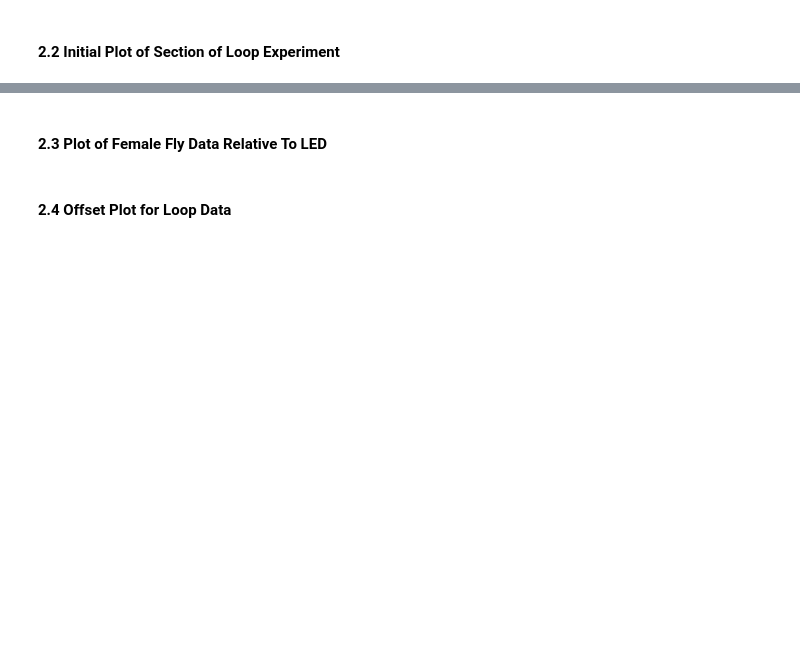
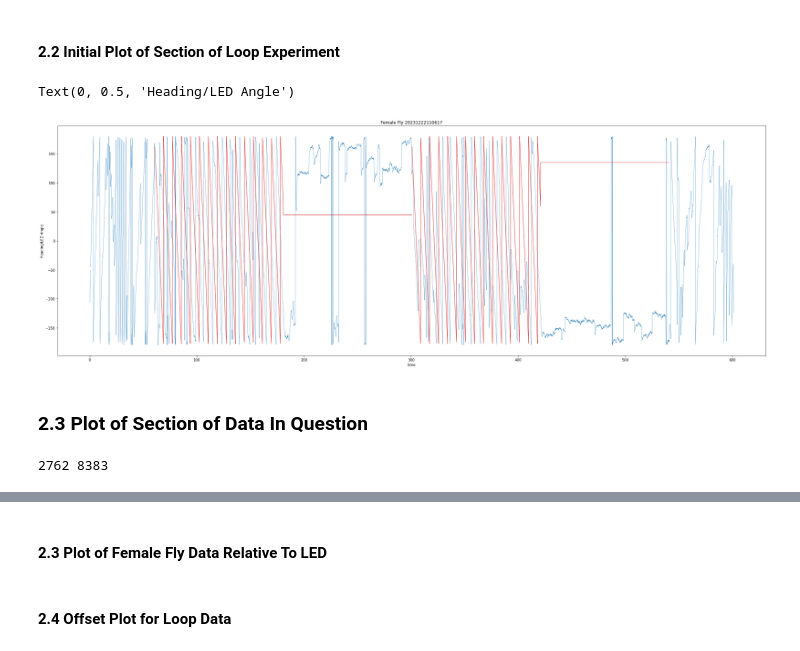
Before and after one commit to warren-lab/flyplot, a Jupyter notebook: Magno_Compare/magno_compare.ipynb, the cells around one changed output, grey strips where cells are left out. Saved outputs shown, nothing was run; the diff lists cells and outputs as text; code cells hidden in the pictures; blank space fills up the shorter version.

```diff
--- a/Magno_Compare/magno_compare.ipynb
+++ b/Magno_Compare/magno_compare.ipynb
@@ -111,0 +155,16 @@ asdf
+# %%
+# data source
+fem_dat_loop ='data/20231121124749.txt'
+# convert to dataframe
+df_fem_loop = pd.read_csv(fem_dat_loop, names = ['time','fly heading','led position'],sep = " ")
+
+# compute change over time
+df_fem_loop['delta-t'] = df_fem_loop['time'] - df_fem_loop['time'][0]
+
+# compute LED position in degrees
+df_fem_loop['led angle'] = np.rad2deg(get_LED_angle_in_rad(df_fem_loop['led position']))
+
+# get subgroups
+fem_dict_loop = sub_exp_group(df_fem_loop)
+print(fem_dict_loop)
+print(len(fem_dict_loop))
@@ -112,2 +189,25 @@ asdf
 # %% [markdown]
 #### 2.2 Initial Plot of Section of Loop Experiment
+# %%
+plt.figure(figsize=(36,12))
+# iterate over the sections
+for k in list(fem_dict_loop.keys()):
+    start = fem_dict_loop[k][0]
+    end = fem_dict_loop[k][1]
+    # print(start,end)
+    plt.plot(df_fem_loop['delta-t'][start:end],df_fem_loop['fly heading'][start:end],color = 'tab:blue', linewidth = .5, label = 'Heading')
+    plt.plot(df_fem_loop['delta-t'][start:end],df_fem_loop['led angle'][start:end],color = 'tab:red', linewidth = 1, label = 'LED')
+plt.title("Female Fly 20231222110617")
+plt.xlabel("time")
+plt.ylabel("Heading/LED Angle")
+# %% [output]
+Text(0, 0.5, 'Heading/LED Angle')
+[figure, added]
+# %% [markdown]
+### 2.3 Plot of Section of Data In Question
+# %%
+start_idx,_= fem_dict_loop[find_startdata('stat',1,df_fem_loop, fem_dict_loop)]
+_,end_idx  = fem_dict_loop[find_enddata('stat',2,df_fem_loop, fem_dict_loop)]
+print(start_idx,end_idx)
+# %% [output]
+2762 8383
```
Also changed, not shown: parts of 13 cells of this notebook, 9 other files.
